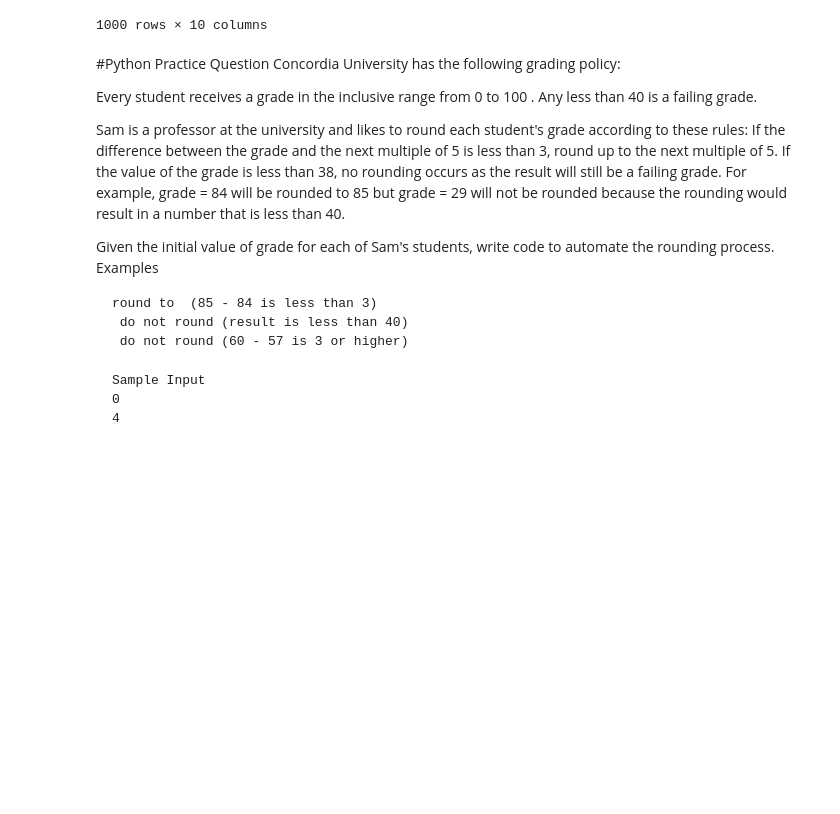
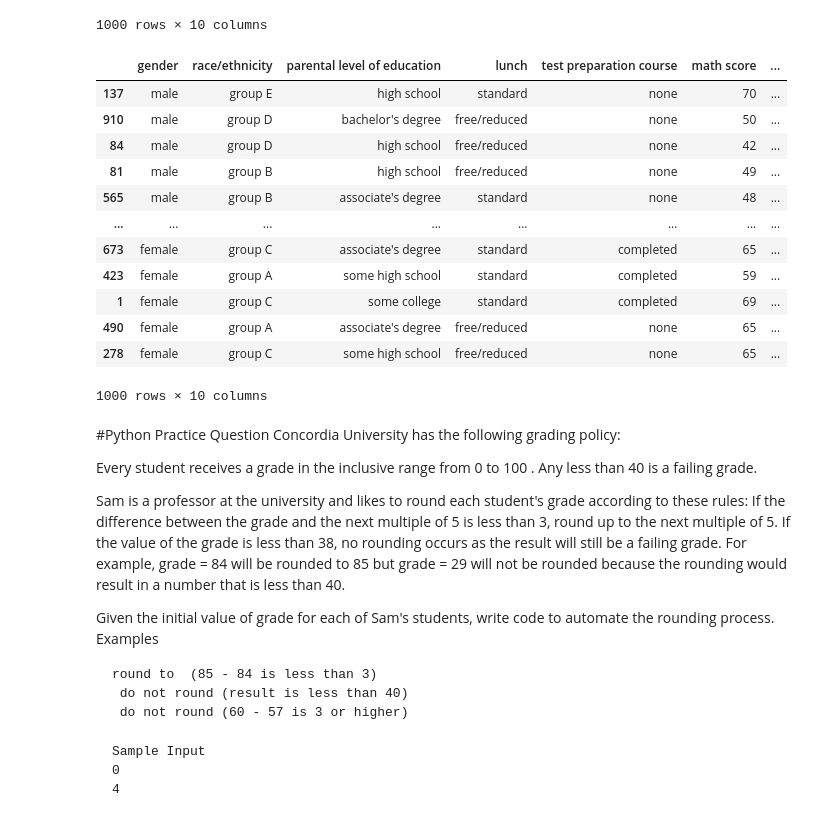
Before and after one commit to gtoubian/cce, a Jupyter notebook: 3_5_PySpark_Workshop.ipynb, the cells around one changed output. Saved outputs shown, nothing was run; the diff lists cells and outputs as text; code cells hidden in the pictures; blank space fills up the shorter version.

```diff
--- a/3_5_PySpark_Workshop.ipynb
+++ b/3_5_PySpark_Workshop.ipynb
@@ -170,7 +170,7 @@ female    518
 male      482
 Name: gender, dtype: int64
 # %%
-df["math rank"] = df["math score"].rank()
+df["math rank"] = df.groupby("math score").rank(method = 'dense')
 # %%
 df
 # %% [output]
@@ -187,6 +187,22 @@ df
 | 998 | female | group D | some college | standard | completed | 68 | ... |
 | 999 | female | group D | some college | free/reduced | none | 77 | ... |
 1000 rows × 10 columns
+# %%
+df.sort_values(by='math rank', ascending = True)
+# %% [output]
+|  | gender | race/ethnicity | parental level of education | lunch | test preparation course | math score | ... |
+| 137 | male | group E | high school | standard | none | 70 | ... |
+| 910 | male | group D | bachelor's degree | free/reduced | none | 50 | ... |
+| 84 | male | group D | high school | free/reduced | none | 42 | ... |
+| 81 | male | group B | high school | free/reduced | none | 49 | ... |
+| 565 | male | group B | associate's degree | standard | none | 48 | ... |
+| ... | ... | ... | ... | ... | ... | ... | ... |
+| 673 | female | group C | associate's degree | standard | completed | 65 | ... |
+| 423 | female | group A | some high school | standard | completed | 59 | ... |
+| 1 | female | group C | some college | standard | completed | 69 | ... |
+| 490 | female | group A | associate's degree | free/reduced | none | 65 | ... |
+| 278 | female | group C | some high school | free/reduced | none | 65 | ... |
+1000 rows × 10 columns
 # %% [markdown]
 #Python Practice Question
 Concordia University has the following grading policy:
```
